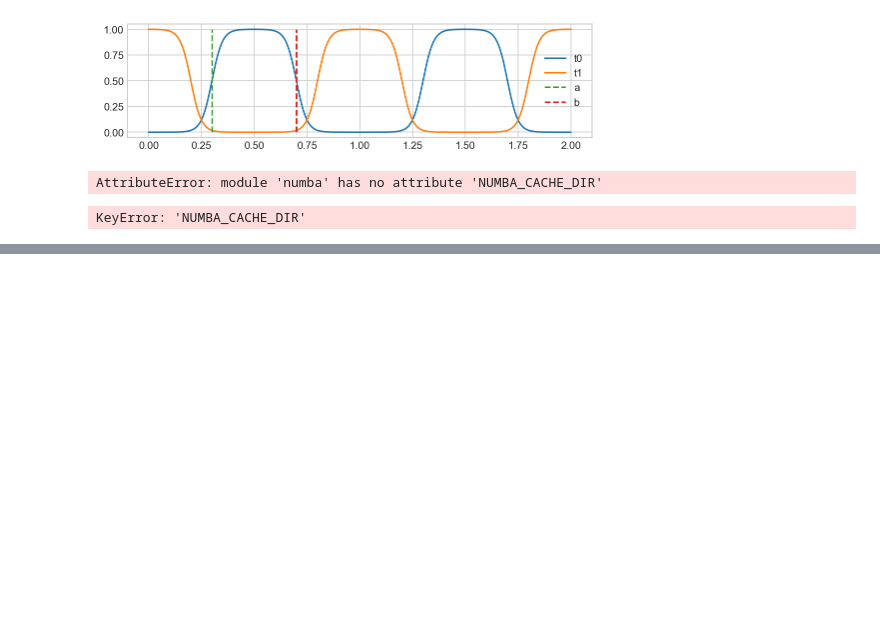
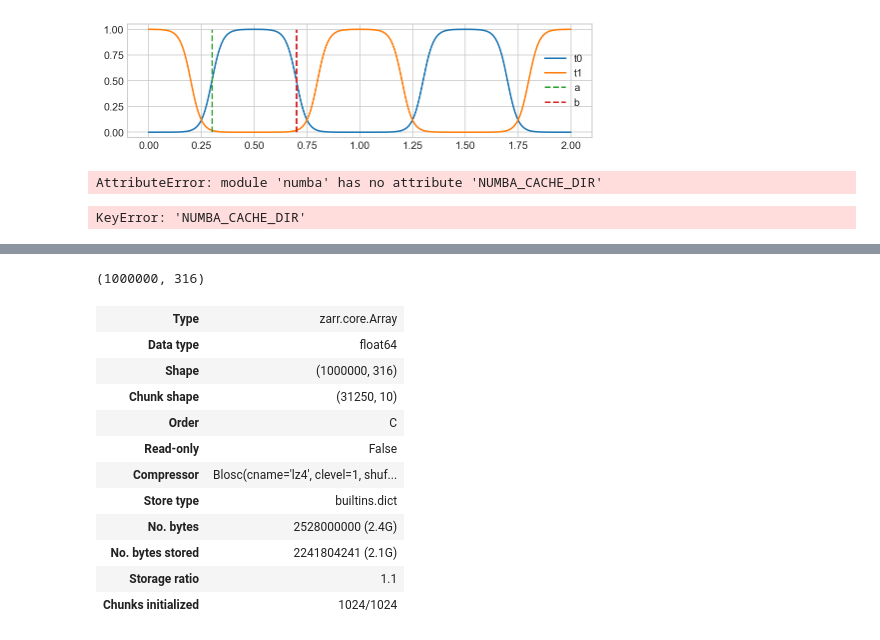
Before and after one commit to boxiXia/FlexipodFast, a Jupyter notebook: src/py_src/learn_gaits.ipynb, the cells around one changed output, grey strips where cells are left out. Drawn from its saved outputs; the diff is of its cells as text; code cells hidden in the pictures; blank space fills up the shorter version.

```diff
--- a/src/py_src/learn_gaits.ipynb
+++ b/src/py_src/learn_gaits.ipynb
@@ -858,0 +1285,25 @@ from scipy.spatial.transform import Rotation
+# %%
+a = np.random.rand(int(1e6), 316)
+# %%
+a.shape
+# %% [output]
+(1000000, 316)
+# %%
+from numcodecs import Blosc
+compressor = Blosc(clevel=1)
+c = zarr.array(a,compressor = compressor)
+# %%
+c.info
+# %% [output]
+| Type | zarr.core.Array |
+| Data type | float64 |
+| Shape | (1000000, 316) |
+| Chunk shape | (31250, 10) |
+| Order | C |
+| Read-only | False |
+| Compressor | Blosc(cname='lz4', clevel=1, shuf... |
+| Store type | builtins.dict |
+| No. bytes | 2528000000 (2.4G) |
+| No. bytes stored | 2241804241 (2.1G) |
+| Storage ratio | 1.1 |
+| Chunks initialized | 1024/1024 |
```
Also changed, not shown: parts of 38 cells of this notebook, 6 other files.
